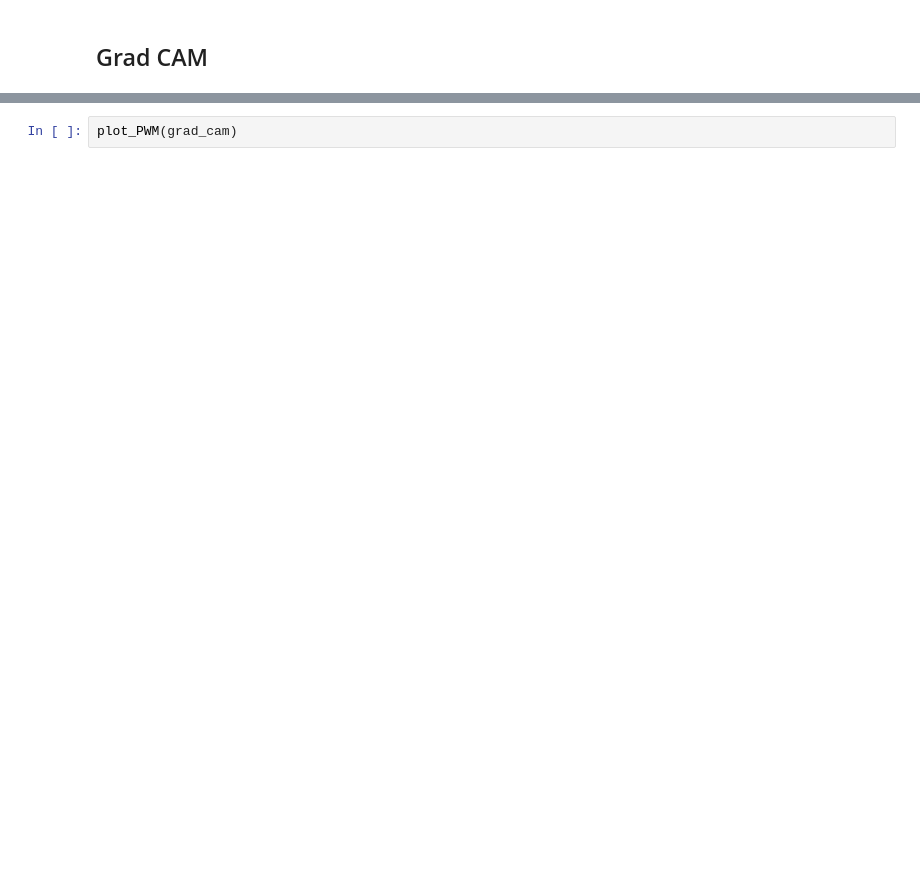
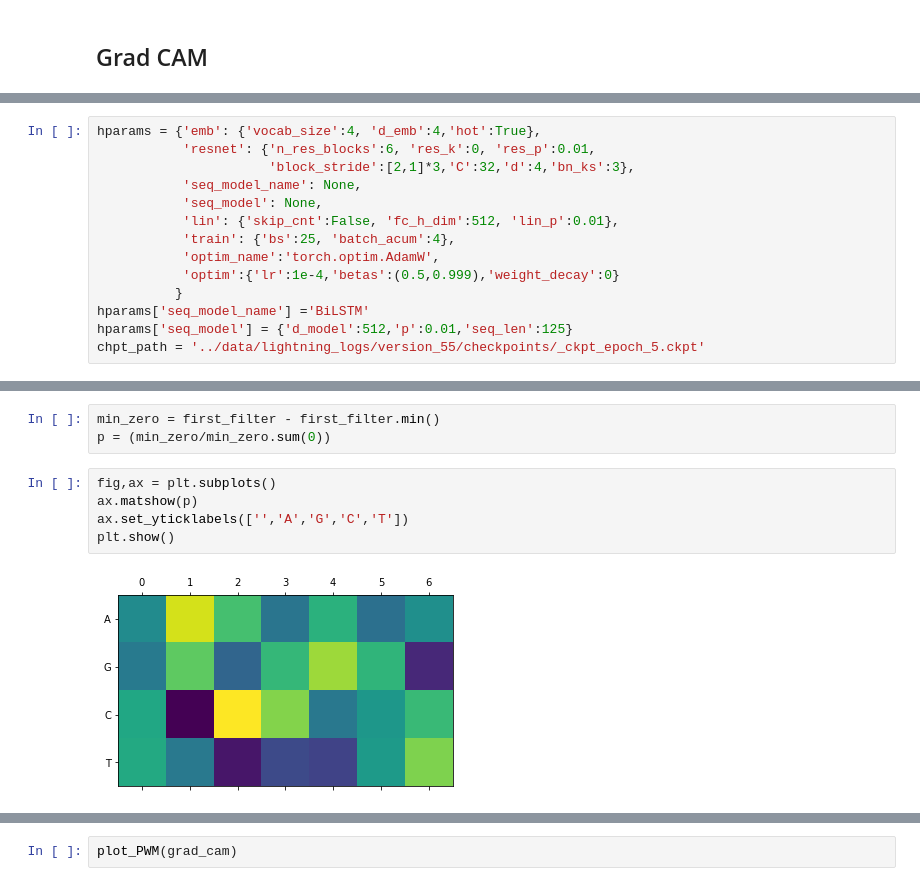
Before and after one commit to Rvbens/non-coding-DNA-classifier, a Jupyter notebook: notebooks/5. Evaluation.ipynb, the cells around one changed output, grey strips where cells are left out. Drawn from its saved outputs; the diff is of its cells as text; blank space fills up the shorter version.

```diff
--- a/notebooks/5. Evaluation.ipynb
+++ b/notebooks/5. Evaluation.ipynb
@@ -229,0 +31,14 @@ def plot_PWM(acts):
+# %%
+hparams = {'emb': {'vocab_size':4, 'd_emb':4,'hot':True},
+           'resnet': {'n_res_blocks':6, 'res_k':0, 'res_p':0.01,
+                      'block_stride':[2,1]*3,'C':32,'d':4,'bn_ks':3},
+           'seq_model_name': None,
+           'seq_model': None,
+           'lin': {'skip_cnt':False, 'fc_h_dim':512, 'lin_p':0.01},
+           'train': {'bs':25, 'batch_acum':4},
+           'optim_name':'torch.optim.AdamW',
+           'optim':{'lr':1e-4,'betas':(0.5,0.999),'weight_decay':0}
+          }
+hparams['seq_model_name'] ='BiLSTM'
+hparams['seq_model'] = {'d_model':512,'p':0.01,'seq_len':125}
+chpt_path = '../data/lightning_logs/version_55/checkpoints/_ckpt_epoch_5.ckpt'
@@ -229,0 +259,10 @@ def plot_PWM(acts):
+# %%
+min_zero = first_filter - first_filter.min()
+p = (min_zero/min_zero.sum(0))
+# %%
+fig,ax = plt.subplots()
+ax.matshow(p)
+ax.set_yticklabels(['','A','G','C','T'])
+plt.show()
+# %% [output]
+[figure, added]
```
Also changed, not shown: parts of 48 cells of this notebook, 3 other files.
